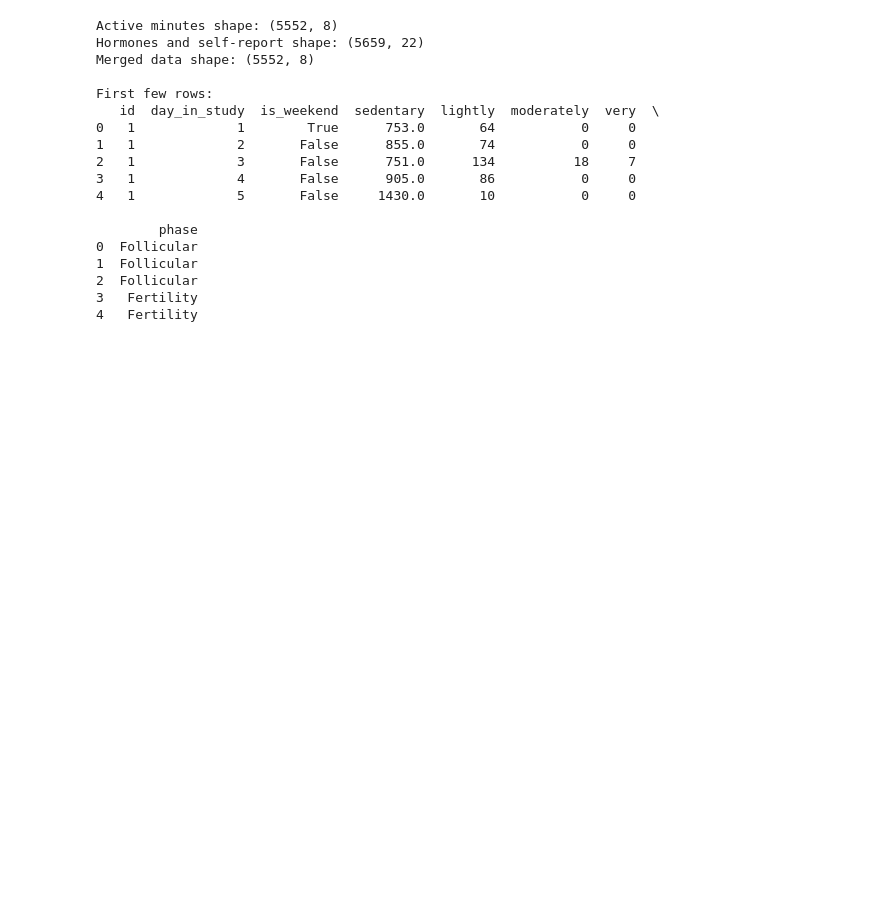
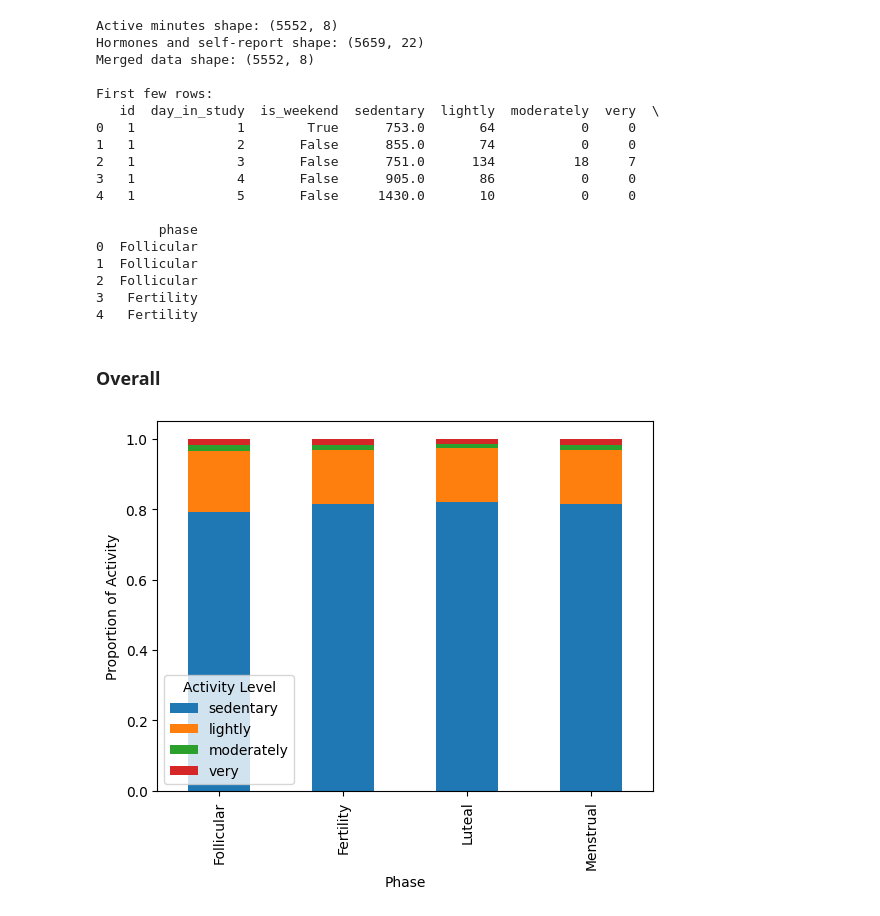
Before and after one commit to EstelleWang-UofT/ML-for-Women, a Jupyter notebook: notebooks/mcphases_physical_activity.ipynb, the cells around one changed output. Cells and saved outputs as stored; diff of their text form; code cells hidden in the pictures; blank space fills up the shorter version.

Commit message:
physical activity, individual, phase order

```diff
--- a/notebooks/mcphases_physical_activity.ipynb
+++ b/notebooks/mcphases_physical_activity.ipynb
@@ -93,3 +96,35 @@ First few rows:
 2  Follicular
 3   Fertility
 4   Fertility
+# %% [markdown]
+### Overall
+# %%
+# stacked bar plot of mean activity by phase
+activity = ['sedentary','lightly','moderately','very']
+
+phase_order = [
+    'Follicular',
+    'Fertility',
+    'Luteal',
+    'Menstrual'
+]
+
+phase_comp = (
+    merged_data.groupby('phase')[activity]
+    .mean()
+)
+
+phase_comp = phase_comp.div(
+    phase_comp.sum(axis=1),
+    axis=0
+)
+phase_comp = phase_comp.reindex(phase_order)
+
+phase_comp.plot(kind='bar', stacked=True)
+
+plt.xlabel('Phase')
+plt.ylabel('Proportion of Activity')
+plt.legend(title='Activity Level')
+plt.show()
+# %% [output]
+[figure, added]
```
Also changed, not shown: parts of 9 cells of this notebook.
